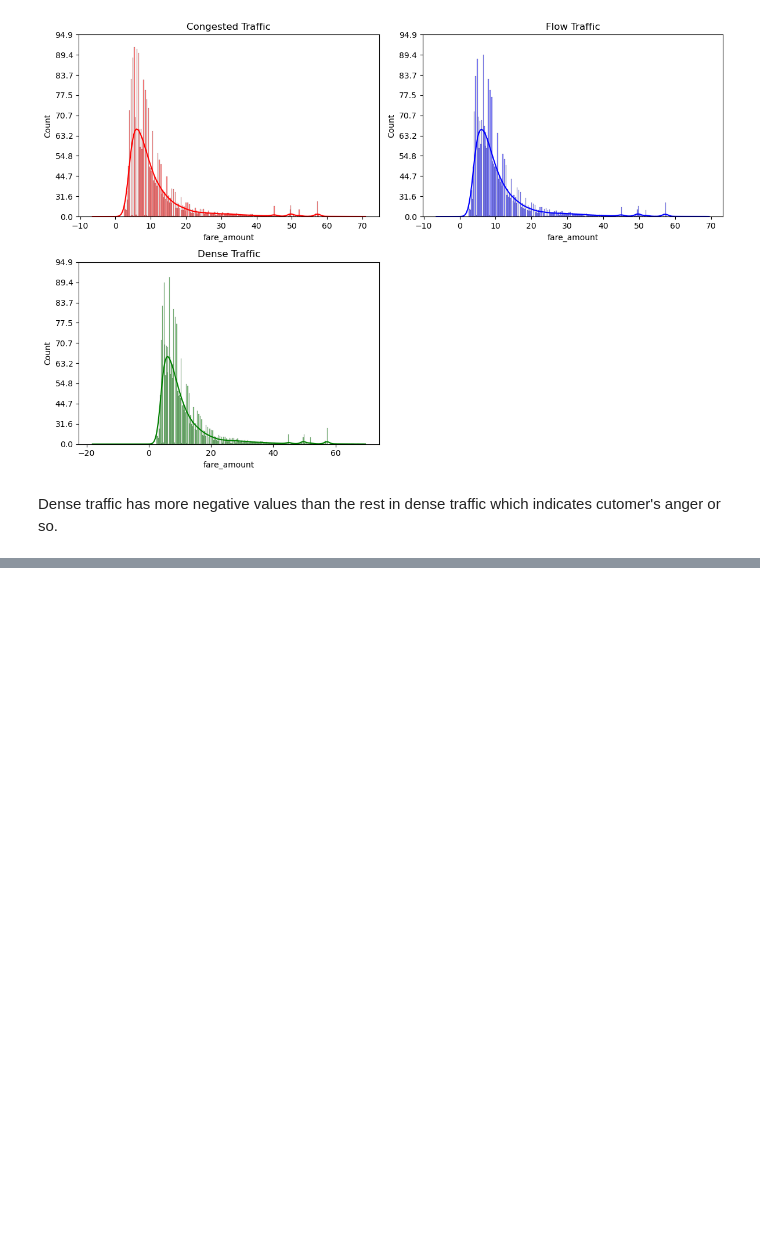
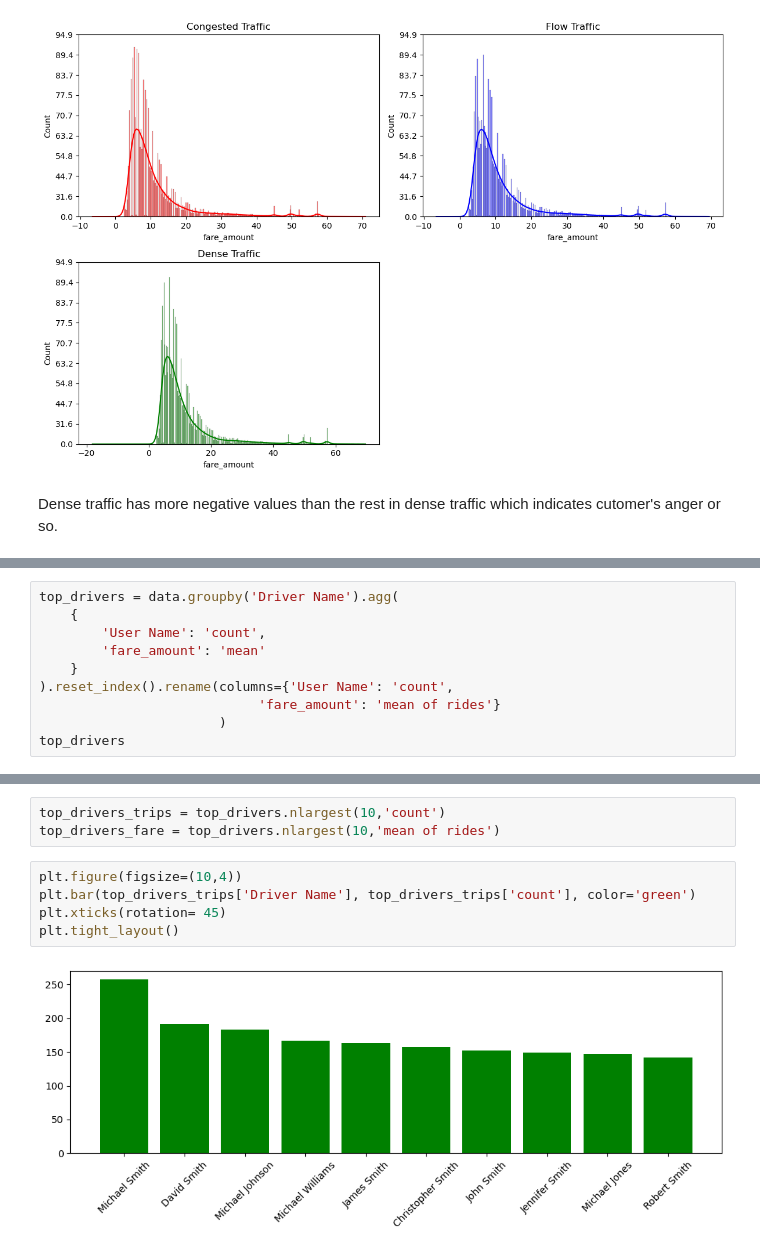
Before and after one commit to zizoisprogramming/Car-travels, a Jupyter notebook: car_travels.ipynb, the cells around one changed output, grey strips where cells are left out. Saved outputs shown, nothing was run; the diff lists cells and outputs as text; blank space fills up the shorter version.

Commit message:
- Added EDA on some features including: Car Condition, weather. - Performed Analysis on the top drivers by number of rides.

```diff
--- a/car_travels.ipynb
+++ b/car_travels.ipynb
@@ -227,0 +240,10 @@ Dense traffic has more negative values than the rest in dense traffic which indi
+# %%
+top_drivers = data.groupby('Driver Name').agg(
+    {
+        'User Name': 'count',
+        'fare_amount': 'mean'
+    }
+).reset_index().rename(columns={'User Name': 'count',
+                            'fare_amount': 'mean of rides'}
+                       )
+top_drivers
@@ -227,0 +264,10 @@ Dense traffic has more negative values than the rest in dense traffic which indi
+# %%
+top_drivers_trips = top_drivers.nlargest(10,'count')
+top_drivers_fare = top_drivers.nlargest(10,'mean of rides')
+# %%
+plt.figure(figsize=(10,4))
+plt.bar(top_drivers_trips['Driver Name'], top_drivers_trips['count'], color='green')
+plt.xticks(rotation= 45)
+plt.tight_layout()
+# %% [output]
+[figure, added]
```
Also changed, not shown: parts of 15 cells of this notebook.
